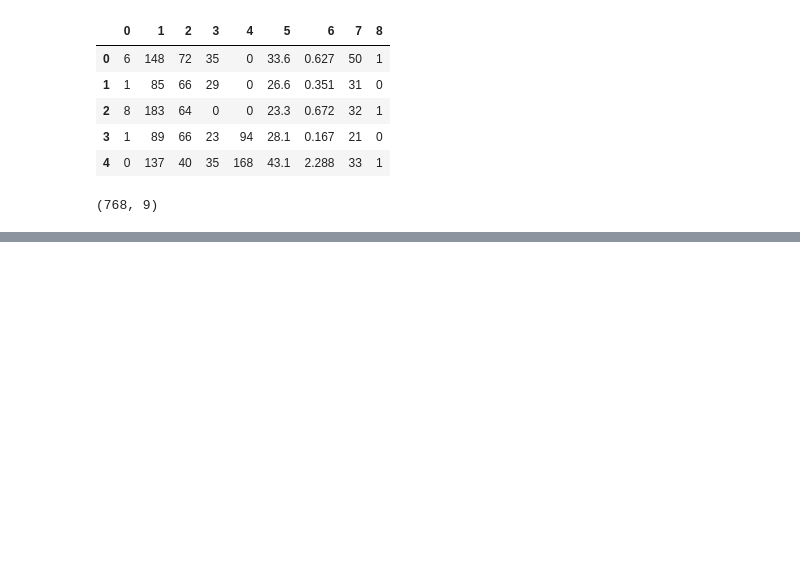
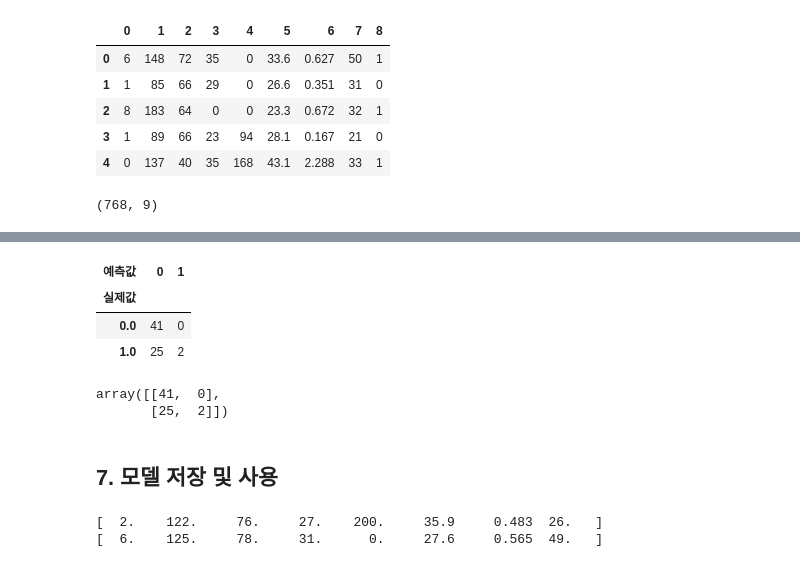
Before and after one commit to hzj04473/ai_x, a Jupyter notebook: source/05_DeepLearning/06_피마인디언_당뇨병발병예측(로지스틱회귀분석=이진분류,분류분석).ipynb, the cells around one changed output, grey strips where cells are left out. Cells and saved outputs as stored; diff of their text form; code cells hidden in the pictures; blank space fills up the shorter version.

```diff
--- a/source/05_DeepLearning/06_피마인디언_당뇨병발병예측(로지스틱회귀분석=이진분류,분류분석).ipynb
+++ b/source/05_DeepLearning/06_피마인디언_당뇨병발병예측(로지스틱회귀분석=이진분류,분류분석).ipynb
@@ -88,0 +342,17 @@ X_train.shape, y_train.shape, X_test.shape, y_test.shape
+# %%
+# 과적합 줄이는 단계 추가
+from tensorflow.keras.layers import Dropout
+
+model = Sequential()
+
+model.add(Input(shape=(8,)))
+model.add(Dense(units=32, activation='relu'))
+model.add(Dropout(0.2)) # 과적합을 해결하고자 20%를 버린다.
+model.add(Dense(units=64, activation='relu'))
+model.add(Dropout(0.1)) # 과적합을 해결하고자 10%를 버린다.
+model.add(Dense(units=16, activation='relu'))
+model.add(Dropout(0.2)) # 과적합을 해결하고자 20%를 버린다.
+model.add(Dense(units=8, activation='relu'))
+model.add(Dense(units=2, activation='softmax'))
+
+model.summary()
@@ -88,0 +455,3 @@ X_train.shape, y_train.shape, X_test.shape, y_test.shape
+# %%
+y_hat = model.predict(X_test).argmax(axis=1)
+y_hat
@@ -88,0 +464,20 @@ X_train.shape, y_train.shape, X_test.shape, y_test.shape
+# %%
+pd.crosstab(y_test, y_hat, rownames=['실제값'], colnames=['예측값'])
+# %% [output]
+| 예측값 | 0 | 1 |
+| 실제값 |  |  |
+| 0.0 | 41 | 0 |
+| 1.0 | 25 | 2 |
+# %%
+confusion_matrix(y_test, y_hat)
+# %% [output]
+array([[41,  0],
+       [25,  2]])
+# %% [markdown]
+## 7. 모델 저장 및 사용
+# %%
+print(X_test[0])
+print(X_test[1])
+# %% [output]
+[  2.    122.     76.     27.    200.     35.9     0.483  26.   ]
+[  6.    125.     78.     31.      0.     27.6     0.565  49.   ]
```
Also changed, not shown: parts of 46 cells of this notebook, 5 other files.
